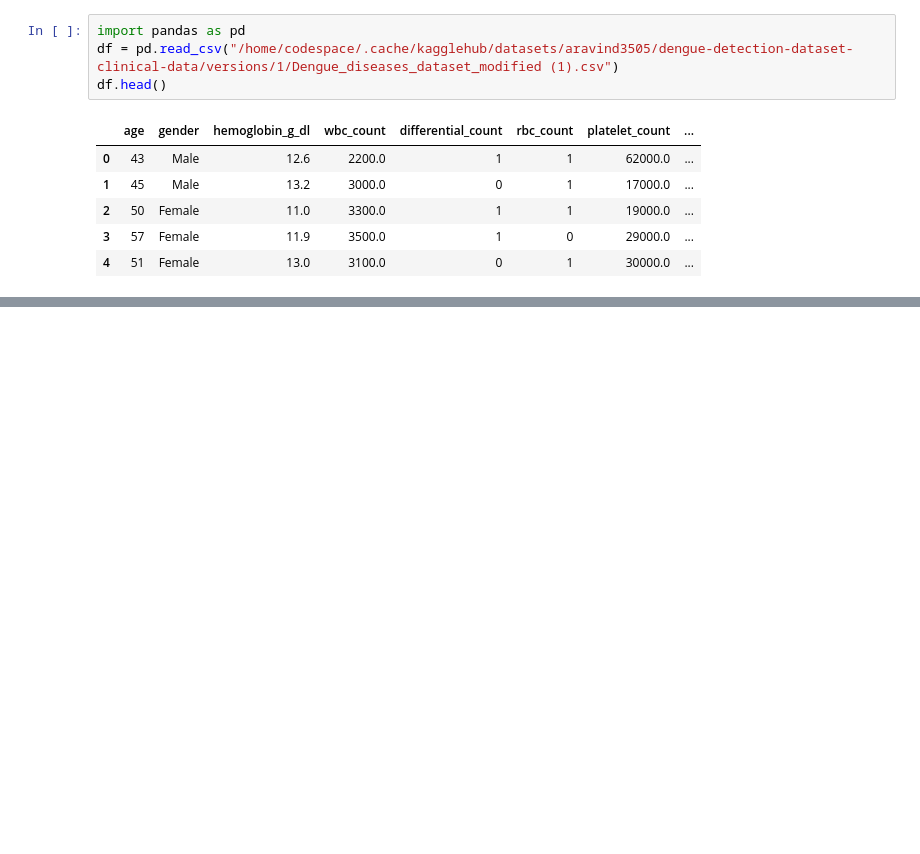
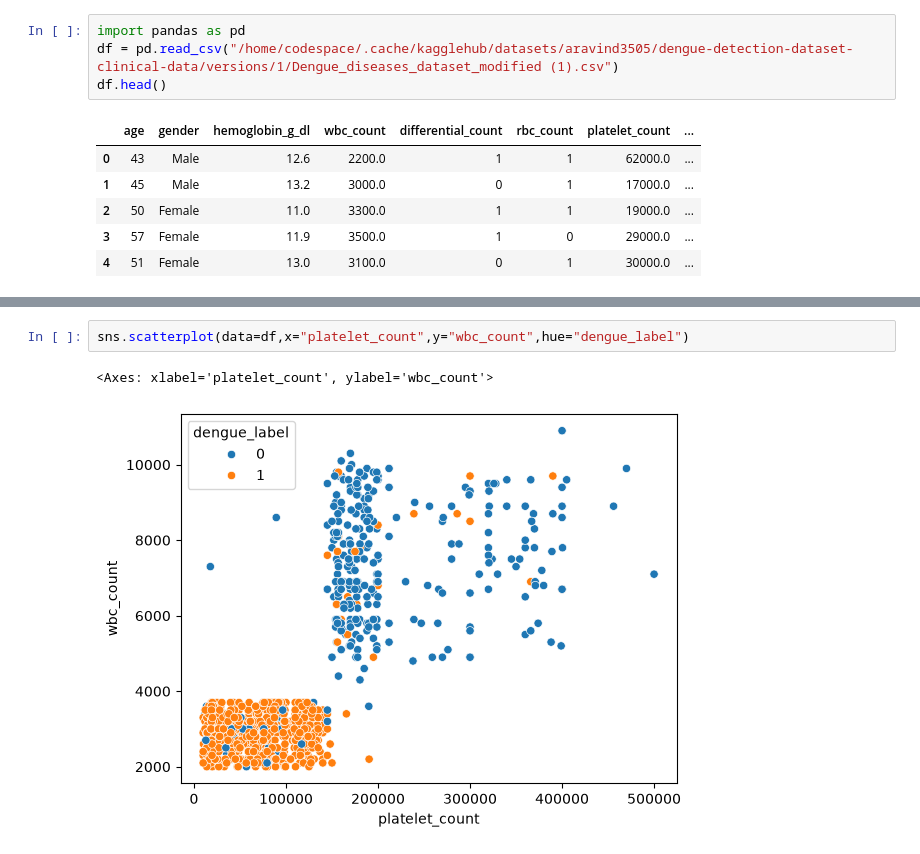
Before and after one commit to dmgg90/Dengue-Risk-Prediction-Model, a Jupyter notebook: Notebooks/Dengue Detection Dataset EDA.ipynb, the cells around one changed output, grey strips where cells are left out. Cells and saved outputs as stored; diff of their text form; blank space fills up the shorter version.

```diff
--- a/Notebooks/Dengue Detection Dataset EDA.ipynb
+++ b/Notebooks/Dengue Detection Dataset EDA.ipynb
@@ -31,0 +41,5 @@ df.head()
+# %%
+sns.scatterplot(data=df,x="platelet_count",y="wbc_count",hue="dengue_label")
+# %% [output]
+<Axes: xlabel='platelet_count', ylabel='wbc_count'>
+[figure, added]
```
Also changed, not shown: parts of 11 cells of this notebook.
